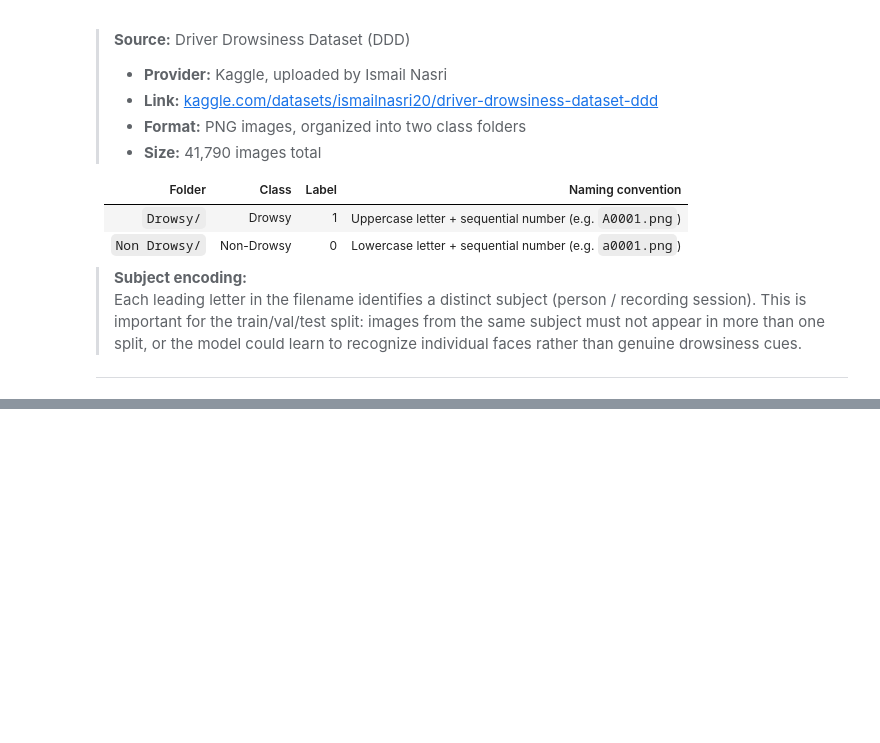
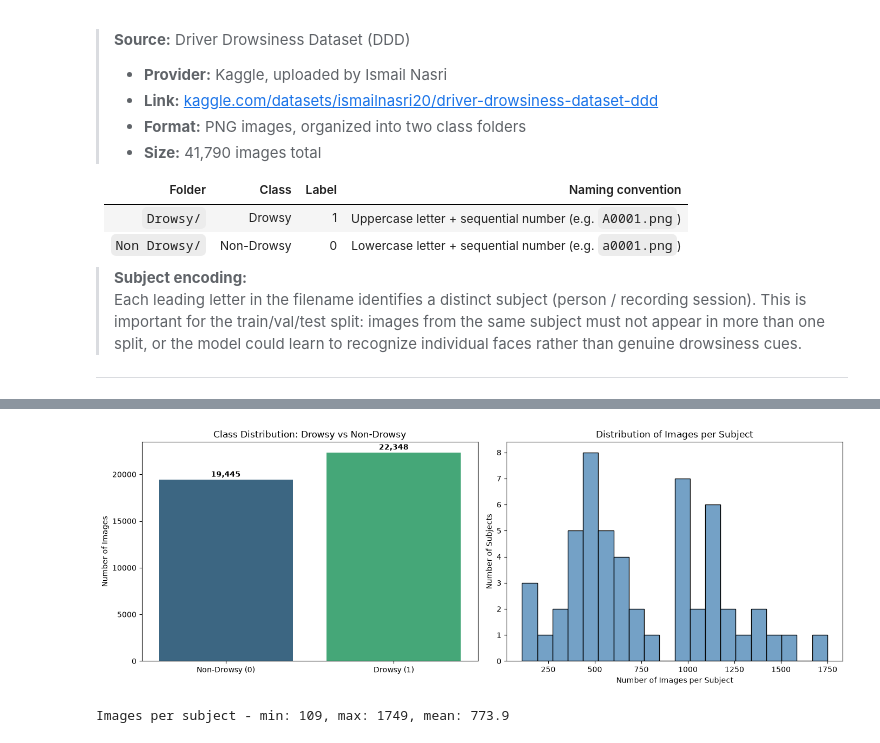
Before and after one commit to lozeva/driver-drowsiness-detection-cnn, a Jupyter notebook: driver_drowsiness_detection.ipynb, the cells around one changed output, grey strips where cells are left out. Saved outputs shown, nothing was run; the diff lists cells and outputs as text; code cells hidden in the pictures; blank space fills up the shorter version.

Commit message:
Add Section 4 imports/setup and Section 5 data loading and cleaning (file index, distribution checks)

```diff
--- a/driver_drowsiness_detection.ipynb
+++ b/driver_drowsiness_detection.ipynb
@@ -62,0 +76,8 @@
+# %%
+from data_utils import build_file_index
+
+raw_dataset_directory = "data/raw/Driver Drowsiness Dataset (DDD)"
+drowsiness_dataset_df = build_file_index(raw_dataset_directory)
+
+print(f"Total images indexed: {drowsiness_dataset_df.shape[0]}")
+drowsiness_dataset_df.head()
@@ -62,0 +122,27 @@
+# %%
+fig, axes = plt.subplots(1, 2, figsize=(14, 5))
+
+class_counts_series = drowsiness_dataset_df['drowsiness_label'].value_counts().sort_index()
+class_labels = ['Non-Drowsy (0)', 'Drowsy (1)']
+
+sns.barplot(x=class_labels, y=class_counts_series.values, hue=class_labels, legend=False, ax=axes[0], palette='viridis')
+axes[0].set_title('Class Distribution: Drowsy vs Non-Drowsy')
+axes[0].set_ylabel('Number of Images')
+for index, count_value in enumerate(class_counts_series.values):
+    axes[0].text(index, count_value + 300, f'{count_value:,}', ha='center', fontweight='bold')
+
+images_per_subject_series = drowsiness_dataset_df.groupby('subject_id').size().sort_values(ascending=False)
+sns.histplot(images_per_subject_series.values, bins=20, ax=axes[1], color='steelblue')
+axes[1].set_title('Distribution of Images per Subject')
+axes[1].set_xlabel('Number of Images per Subject')
+axes[1].set_ylabel('Number of Subjects')
+
+plt.tight_layout()
+plt.show()
+
+print(f"Images per subject - min: {images_per_subject_series.min()}, "
+      f"max: {images_per_subject_series.max()}, "
+      f"mean: {images_per_subject_series.mean():.1f}")
+# %% [output]
+[figure, added]
+Images per subject - min: 109, max: 1749, mean: 773.9
```
Also changed, not shown: parts of 9 cells of this notebook.
